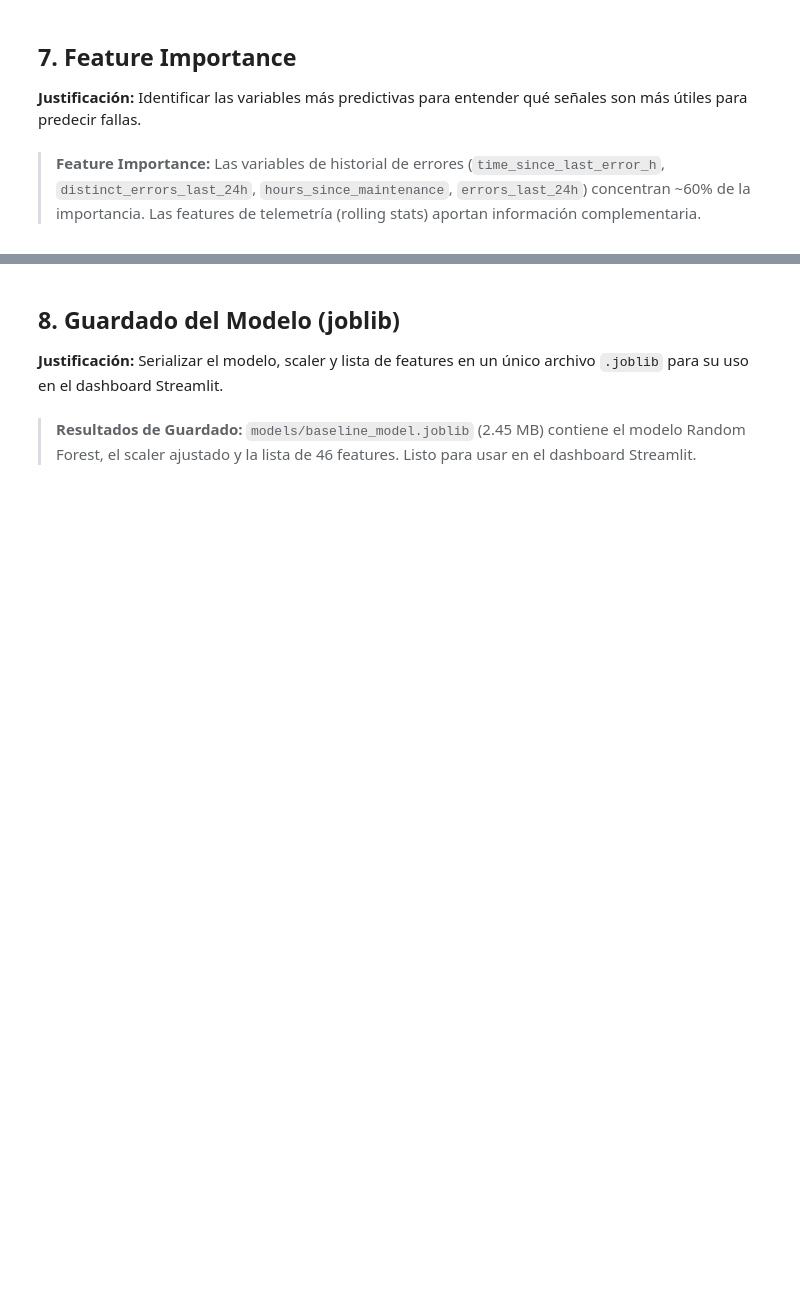
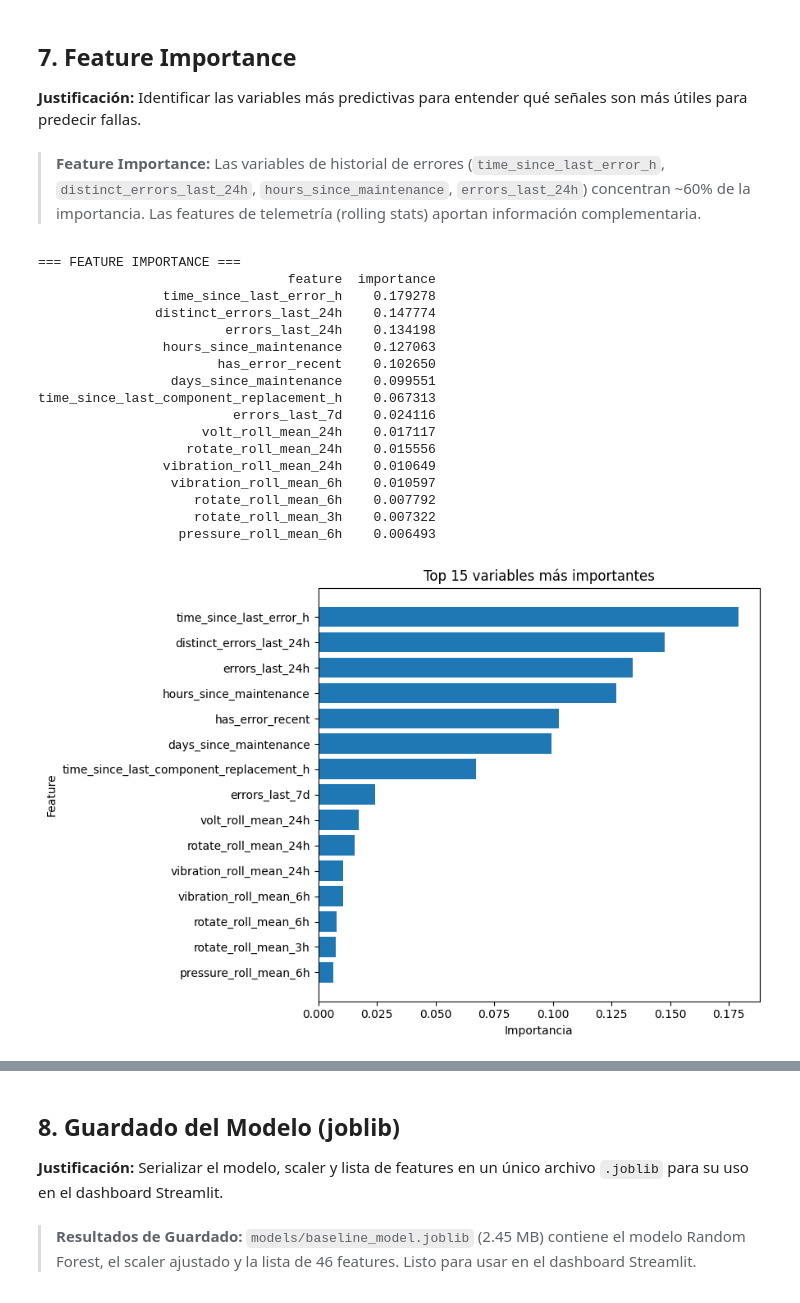
Before and after one commit to No-Country-simulation/S08-26-EQUIPO-24, a Jupyter notebook: notebooks/05_modeling.ipynb, the cells around one changed output, grey strips where cells are left out. Cells and saved outputs as stored; diff of their text form; code cells hidden in the pictures; blank space fills up the shorter version.

Commit message:
feat/validar y complementar features importance

```diff
--- a/notebooks/05_modeling.ipynb
+++ b/notebooks/05_modeling.ipynb
@@ -562,3 +562,46 @@ print('=== FEATURE IMPORTANCE (Random Forest) ===')
 print(importance_df.to_string(index=False))
 # %% [markdown]
 > **Feature Importance:** Las variables de historial de errores (`time_since_last_error_h`, `distinct_errors_last_24h`, `hours_since_maintenance`, `errors_last_24h`) concentran ~60% de la importancia. Las features de telemetría (rolling stats) aportan información complementaria.
+# %%
+importance_df = pd.DataFrame({
+    'feature': feature_cols,
+    'importance': rf_model.feature_importances_
+}).sort_values(
+    'importance',
+    ascending=False
+).head(15)
+
+print('=== FEATURE IMPORTANCE ===')
+print(importance_df.to_string(index=False))
+
+plt.figure(figsize=(9, 6))
+
+plt.barh(
+    importance_df['feature'][::-1],
+    importance_df['importance'][::-1]
+)
+
+plt.xlabel('Importancia')
+plt.ylabel('Feature')
+plt.title('Top 15 variables más importantes')
+plt.tight_layout()
+plt.show()
+# %% [output]
+=== FEATURE IMPORTANCE ===
+                                feature  importance
+                time_since_last_error_h    0.179278
+               distinct_errors_last_24h    0.147774
+                        errors_last_24h    0.134198
+                hours_since_maintenance    0.127063
+                       has_error_recent    0.102650
+                 days_since_maintenance    0.099551
+time_since_last_component_replacement_h    0.067313
+                         errors_last_7d    0.024116
+                     volt_roll_mean_24h    0.017117
+                   rotate_roll_mean_24h    0.015556
+                vibration_roll_mean_24h    0.010649
+                 vibration_roll_mean_6h    0.010597
+                    rotate_roll_mean_6h    0.007792
+                    rotate_roll_mean_3h    0.007322
+                  pressure_roll_mean_6h    0.006493
+[figure, added]
```
Also changed, not shown: parts of 4 cells of this notebook.
